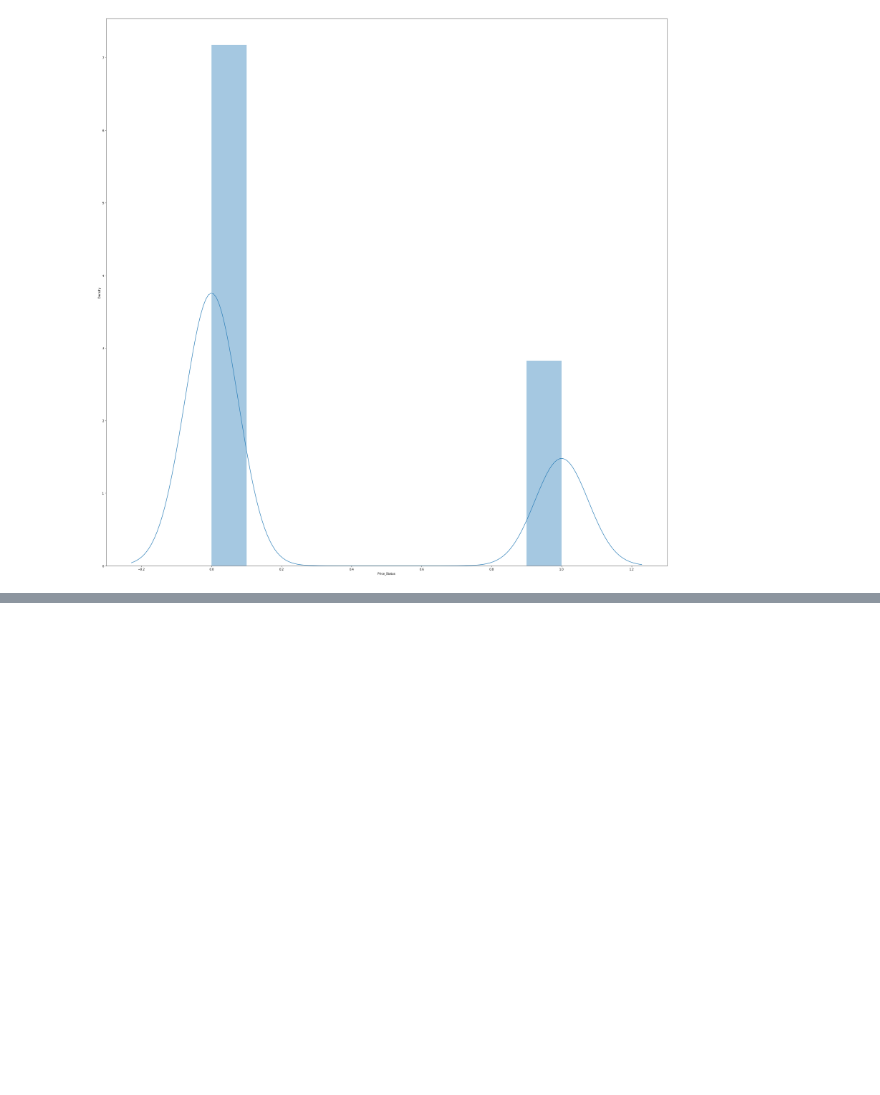
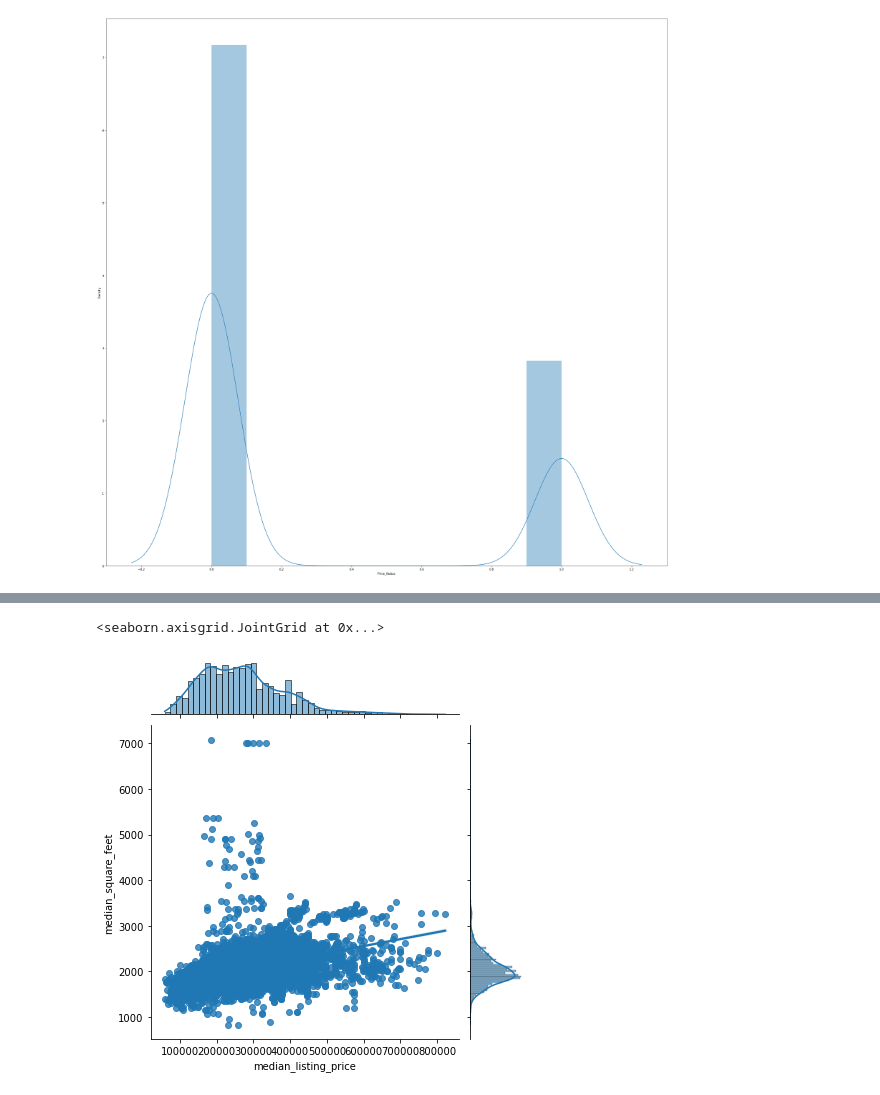
Before and after one commit to ksommerdorf/FinalProject, a Jupyter notebook: notebook/final_table_ensemble_feature_importance.ipynb, the cells around one changed output, grey strips where cells are left out. Drawn from its saved outputs; the diff is of its cells as text; code cells hidden in the pictures; blank space fills up the shorter version.

```diff
--- a/notebook/final_table_ensemble_feature_importance.ipynb
+++ b/notebook/final_table_ensemble_feature_importance.ipynb
@@ -276,0 +226,8 @@ g = sns.heatmap(df[top_corr_features].corr(),annot=True,cmap="mako")
+# %%
+# seaborn linear regression fit: median listing price vs median square feet
+sns.jointplot(data=df, x="median_listing_price", y="median_square_feet", kind="reg")
+
+# outliers present
+# %% [output]
+<seaborn.axisgrid.JointGrid at 0x...>
+[figure, added]
```
Also changed, not shown: parts of 18 cells of this notebook, 5 other files.
